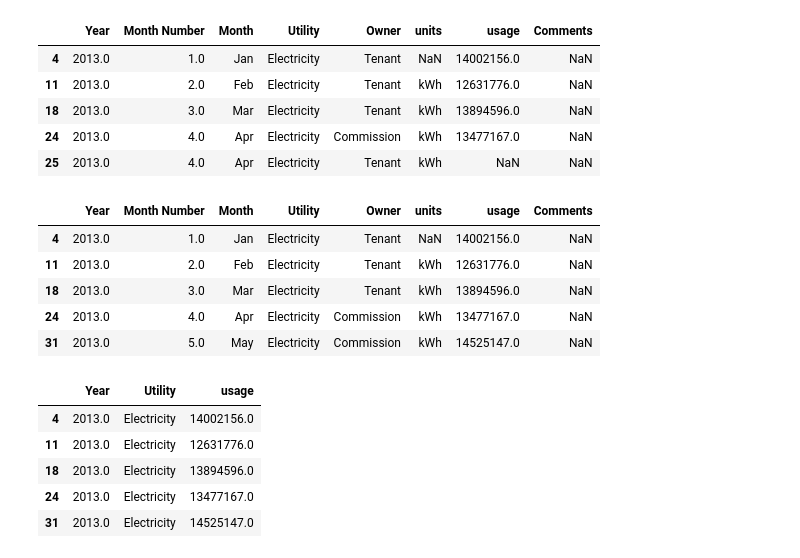
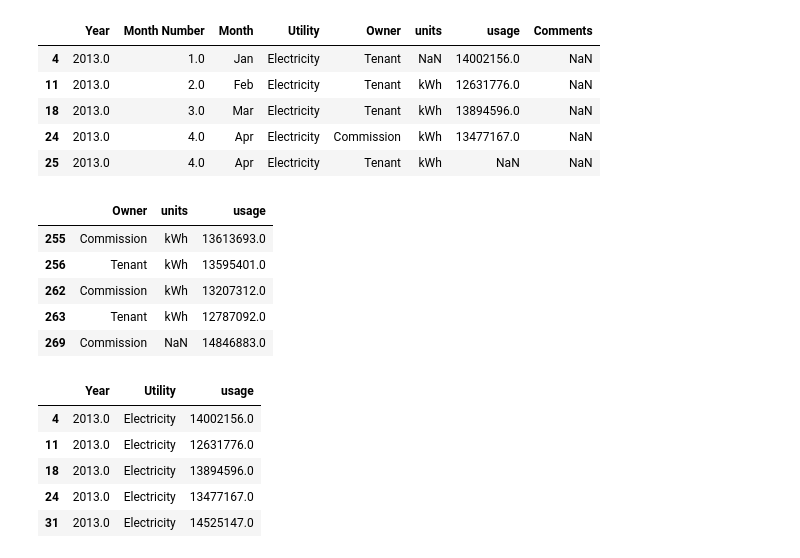
Before and after one commit to jaidevkler/Module-4-Review, a Jupyter notebook: module4_notes.ipynb, the cells around one changed output. Saved outputs shown, nothing was run; the diff lists cells and outputs as text; code cells hidden in the pictures.

```diff
--- a/module4_notes.ipynb
+++ b/module4_notes.ipynb
@@ -170,13 +170,14 @@ df.loc[df['Utility'] == 'Electricity'].head()
 | 25 | 2013.0 | 4.0 | Apr | Electricity | Tenant | kWh | NaN | NaN |
 # %%
 # Using loc with multiple conditions
-df.loc[(df['Utility'] == 'Electricity') & (df['usage'] > 1000000)].head()
+df.loc[(df['Utility'] == 'Electricity') & (df['usage'] > 1000000) & (df['Year'] == 2016),
+       'Owner':'usage'].head()
 # %% [output]
-|  | Year | Month Number | Month | Utility | Owner | units | usage | Comments |
-| 4 | 2013.0 | 1.0 | Jan | Electricity | Tenant | NaN | 14002156.0 | NaN |
-| 11 | 2013.0 | 2.0 | Feb | Electricity | Tenant | kWh | 12631776.0 | NaN |
-| 18 | 2013.0 | 3.0 | Mar | Electricity | Tenant | kWh | 13894596.0 | NaN |
-| 24 | 2013.0 | 4.0 | Apr | Electricity | Commission | kWh | 13477167.0 | NaN |
-| 31 | 2013.0 | 5.0 | May | Electricity | Commission | kWh | 14525147.0 | NaN |
+|  | Owner | units | usage |
+| 255 | Commission | kWh | 13613693.0 |
+| 256 | Tenant | kWh | 13595401.0 |
+| 262 | Commission | kWh | 13207312.0 |
+| 263 | Tenant | kWh | 12787092.0 |
+| 269 | Commission | NaN | 14846883.0 |
 # %%
 # Using loc with multiple conditions
```
Also changed, not shown: parts of 29 cells of this notebook.
